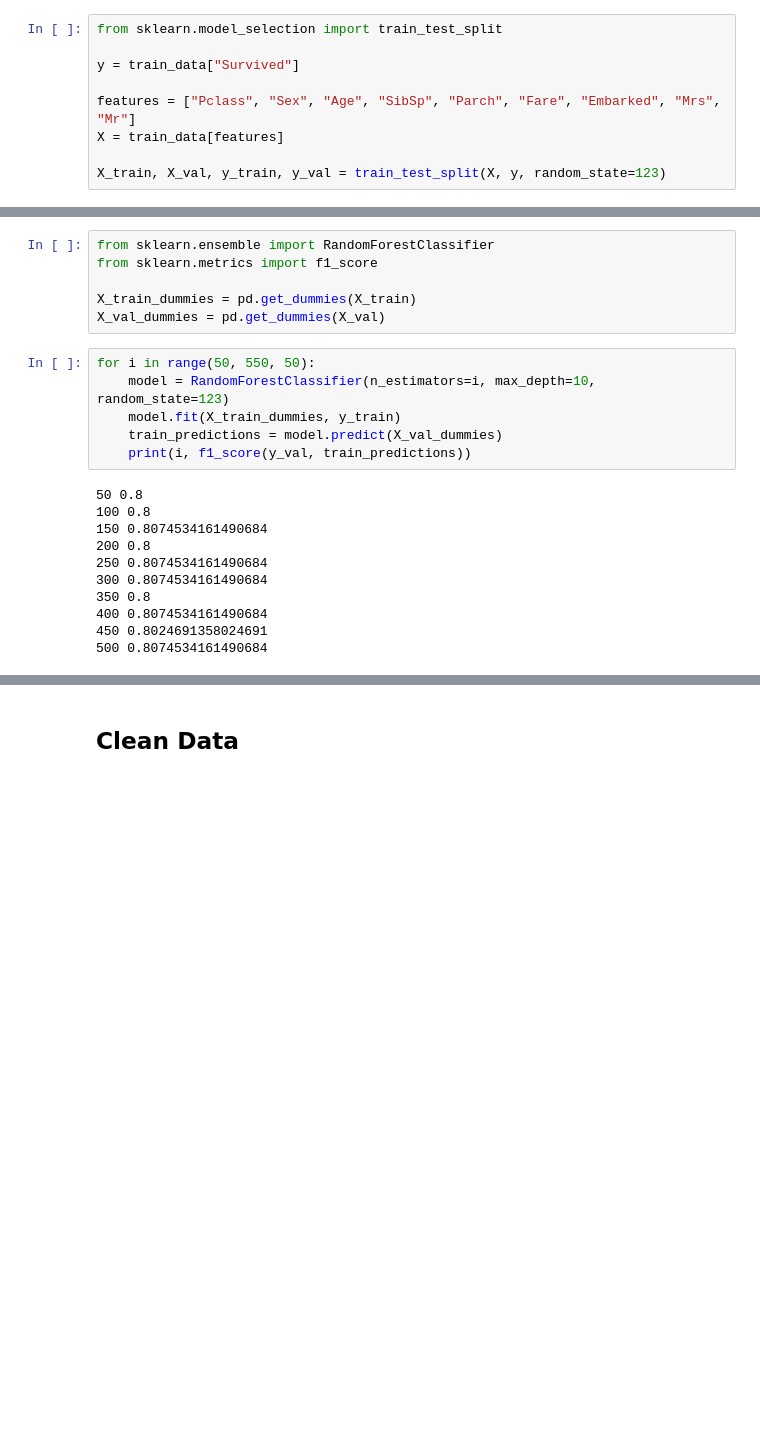
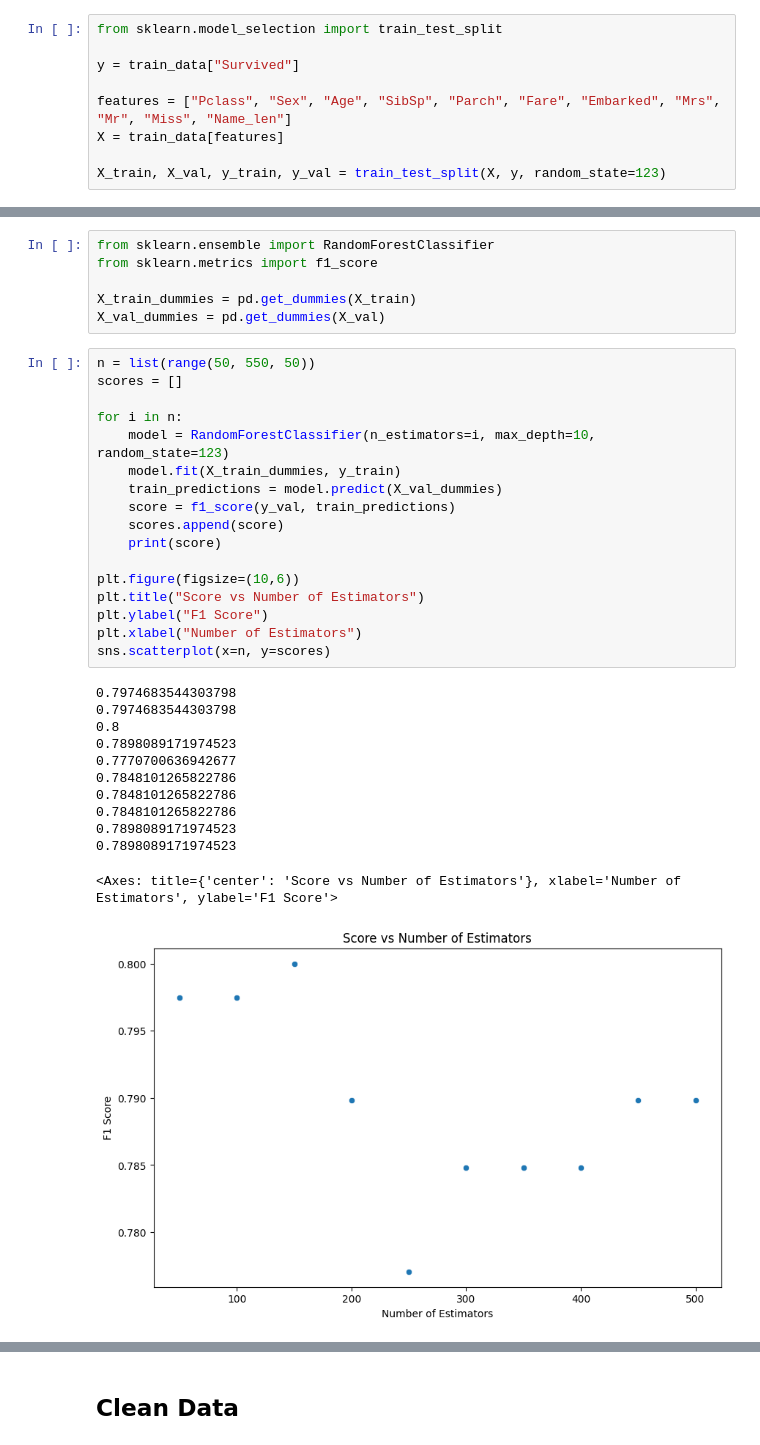
Before and after one commit to gclembo/kaggle-titanic-predictions, a Jupyter notebook: kaggle-titanic-predictions.ipynb, the cells around one changed output, grey strips where cells are left out. Cells and saved outputs as stored; diff of their text form; blank space fills up the shorter version.

Commit message:
Kaggle Notebook | Kaggle Titanic Predictions | Version 4

```diff
--- a/kaggle-titanic-predictions.ipynb
+++ b/kaggle-titanic-predictions.ipynb
@@ -57,7 +114,7 @@ from sklearn.model_selection import train_test_split
 
 y = train_data["Survived"]
 
-features = ["Pclass", "Sex", "Age", "SibSp", "Parch", "Fare", "Embarked", "Mrs", "Mr"]
+features = ["Pclass", "Sex", "Age", "SibSp", "Parch", "Fare", "Embarked", "Mrs", "Mr", "Miss", "Name_len"]
 X = train_data[features]
 
 X_train, X_val, y_train, y_val = train_test_split(X, y, random_state=123)
@@ -112,20 +170,33 @@ from sklearn.metrics import f1_score
 X_train_dummies = pd.get_dummies(X_train)
 X_val_dummies = pd.get_dummies(X_val)
 # %%
-for i in range(50, 550, 50):
+n = list(range(50, 550, 50))
+scores = []
+
+for i in n:
     model = RandomForestClassifier(n_estimators=i, max_depth=10, random_state=123)
     model.fit(X_train_dummies, y_train)
     train_predictions = model.predict(X_val_dummies)
-    print(i, f1_score(y_val, train_predictions))
+    score = f1_score(y_val, train_predictions)
+    scores.append(score)
+    print(score)
+
+plt.figure(figsize=(10,6))
+plt.title("Score vs Number of Estimators")
+plt.ylabel("F1 Score")
+plt.xlabel("Number of Estimators")
+sns.scatterplot(x=n, y=scores)
 # %% [output]
-50 0.8
-100 0.8
-150 0.8074534161490684
-200 0.8
-250 0.8074534161490684
-300 0.8074534161490684
-350 0.8
-400 0.8074534161490684
-450 0.8024691358024691
-500 0.8074534161490684
+0.7974683544303798
+0.7974683544303798
+0.8
+0.7898089171974523
+0.7770700636942677
+0.7848101265822786
+0.7848101265822786
+0.7848101265822786
+0.7898089171974523
+0.7898089171974523
+<Axes: title={'center': 'Score vs Number of Estimators'}, xlabel='Number of Estimators', ylabel='F1 Score'>
+[figure, added]
 # %%
```
Also changed, not shown: parts of 11 cells of this notebook.
